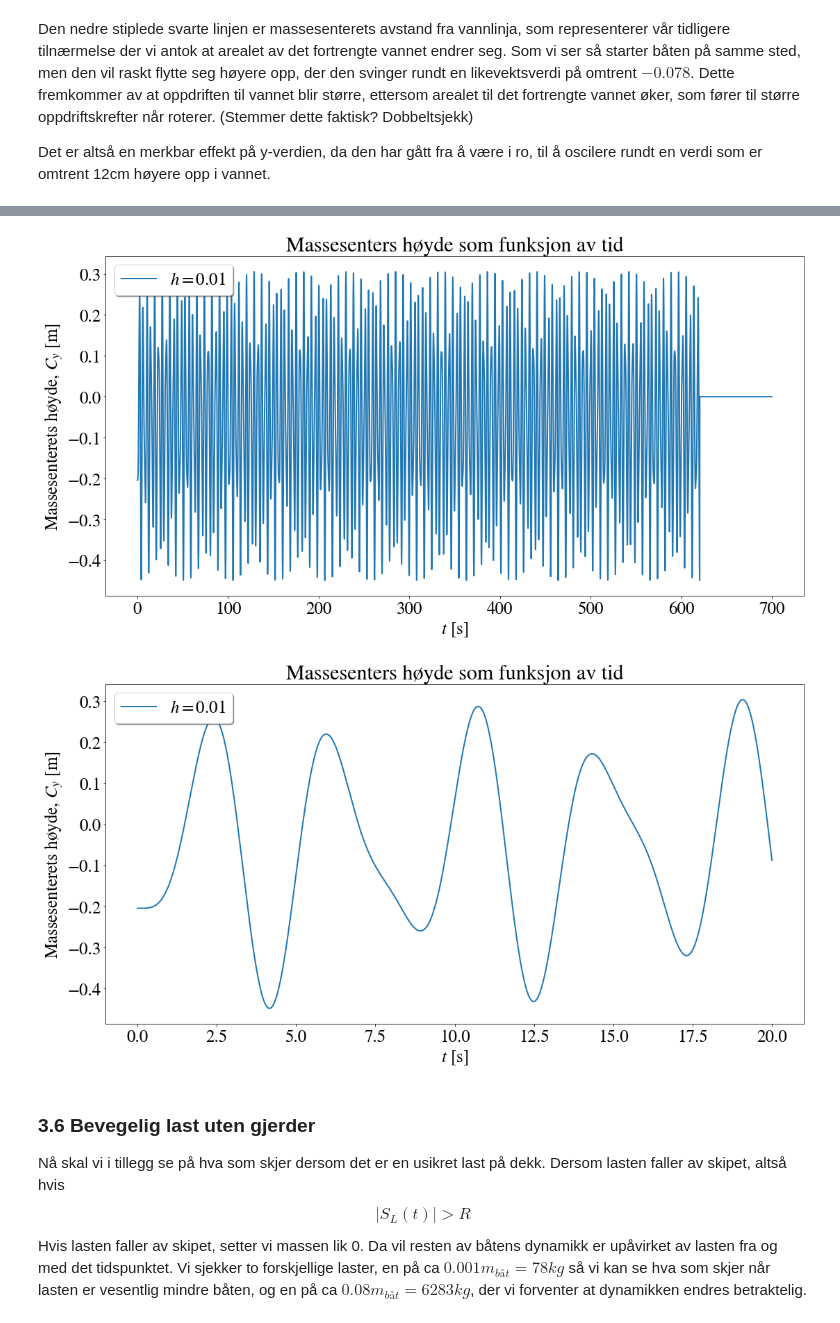
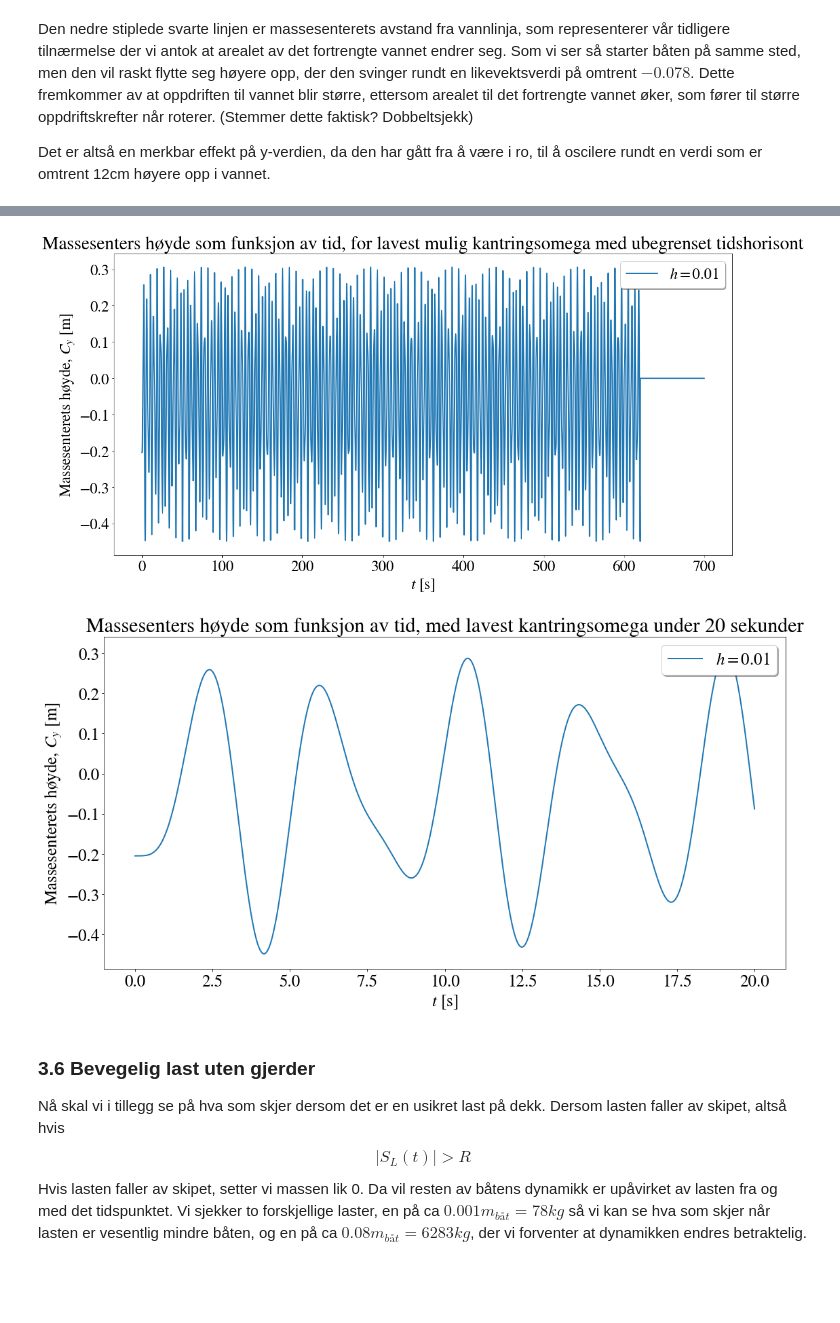
Before and after one commit to emiljonsrud/vitberr_prosjekt2_tekfys, a Jupyter notebook: leveringsfil.ipynb, the cells around one changed output, grey strips where cells are left out. Saved outputs shown, nothing was run; the diff lists cells and outputs as text; code cells hidden in the pictures; blank space fills up the shorter version.

```diff
--- a/leveringsfil.ipynb
+++ b/leveringsfil.ipynb
@@ -877,7 +898,7 @@ omega_w = 0.93*omega_0 #Dette går fint fordi vi lar F_0 være 0 i oppgaver uten
 # %% [markdown]
 For å unnge mye kopiering av kode senere definerer vi en universell funksjon som kan ta høyde for alle de ulike tilfellene av frefter som vi ønsker å simulere, dette gir oss en svært fleksibel kode.
 # %%
-def universal_func(w_start_vals, t_end_input, h_step_input, F_0, k_f, omega_w_input, m_boat_input, m_L_input, fences_bool_input = False):
+def advanced_system_simulation(w_start_vals, t_end_input, h_step_input, F_0, k_f, omega_w_input, m_boat_input, m_L_input, fences_bool_input = False):
     '''
     Universell funksjon som kan benyttes til å beregne bevegelsen til skipet for mange ulike tilfelle.
     Gjennom hva man skriver i funksjonens argument kan man bla. simulere påvikningen friksjon, bølger og last.
@@ -931,6 +952,7 @@ def universal_func(w_start_vals, t_end_input, h_step_input, F_0, k_f, omega_w_in
 
 
         if np.abs(w[6]) > R and boat.m_L != 0 and boat.fences == False:
+            print("The load fell off at: ", t)
             boat.m_L = 0
             boat.falloff_time = t
 
@@ -1077,7 +1099,7 @@ def plot_func(t_num_arr, values_2d_arr, label_arr, title_name, x_axis_name, y_ax
     plt.xlabel(x_axis_name)
     plt.ylabel(y_axis_name)
     # plt.ylim(-0.25,0.25)
-    plt.legend(loc=2, shadow = True)
+    plt.legend(loc=1, shadow = True)
     plt.show()
 # %% [markdown]
 ### 3.4 Simulasjon med varierende mengde fortrengt vann
@@ -1169,7 +1188,7 @@ def lowest_omega():
         omega_candidates,step = np.linspace(0.42,0.44,10,retstep=True)
         for omega in omega_candidates:
             w_start_vals = [0, omega, 0, 0, 0, 0, 0, 0]
-            t_num, w_num = universal_func(w_start_vals, t_end, h_step, F_0, k_f, omega_w, m_boat, m_L)
+            t_num, w_num = advanced_system_simulation(w_start_vals, t_end, h_step, F_0, k_f, omega_w, m_boat, m_L)
             previous_omega = 0
             if capsize_check(w_num[0]):
                 previous_omega = omega-step
@@ -1178,39 +1197,39 @@ def lowest_omega():
                 return omega
     #lowest_omega = find_omega_lowest()
     lowest_omega = 0.43142342342342344
     w_start_vals = [0, lowest_omega, 0, 0, 0, 0, 0, 0]
-    t_num, w_num = universal_func(w_start_vals, t_end, h_step, F_0, k_f, omega_w, m_boat, m_L)
+    t_num, w_num = advanced_system_simulation(w_start_vals, t_end, h_step, F_0, k_f, omega_w, m_boat, m_L)
 
 
 
 
     np.savez(
             'simulation_data/2c',
             t_num = t_num,
             w_num = w_num
 
             )
     y_num = w_num[3]
-    plot_func(t_num, [y_num], [f"$h = 0.01$"], "Massesenters høyde som funksjon av tid", '$t$ [s]', r'Massesenterets høyde, $C_y$ [m]')
+    plot_func(t_num, [y_num], [f"$h = 0.01$"], "Massesenters høyde som funksjon av tid, for lavest mulig kantringsomega med ubegrenset tidshorisont", '$t$ [s]', r'Massesenterets høyde, $C_y$ [m]')
 lowest_omega()
 def lowest_omega_20seconds():
     F_0 = 0
     k_f = 0
     t_end = 20
     h_step = 0.01
     m_boat = A_s*sigma
     m_L = 0*m_boat
     omega_0 = np.sqrt((m_boat*g*h)/calculate_I_c(0, 0))
     omega_w = 0.93*omega_0
     lowest_omega = 0.432
     w_start_vals = [0, lowest_omega, 0, 0, 0, 0, 0, 0]
-    t_num, w_num = universal_func(w_start_vals, t_end, h_step, F_0, k_f, omega_w, m_boat, m_L)
-    plot_func(t_num, [w_num[3]], [f"$h = 0.01$"], "Massesenters høyde som funksjon av tid", '$t$ [s]', r'Massesenterets høyde, $C_y$ [m]')
+    t_num, w_num = advanced_system_simulation(w_start_vals, t_end, h_step, F_0, k_f, omega_w, m_boat, m_L)
+    plot_func(t_num, [w_num[3]], [f"$h = 0.01$"], "Massesenters høyde som funksjon av tid, med lavest kantringsomega under 20 sekunder", '$t$ [s]', r'Massesenterets høyde, $C_y$ [m]')
 
 lowest_omega_20seconds()
 # %% [output]
-[figure, old version]
+[figure, new version]
-[figure, old version]
+[figure, new version]
 # %% [markdown]
 ### 3.6 Bevegelig last uten gjerder
 
```
Also changed, not shown: parts of 41 cells of this notebook.
